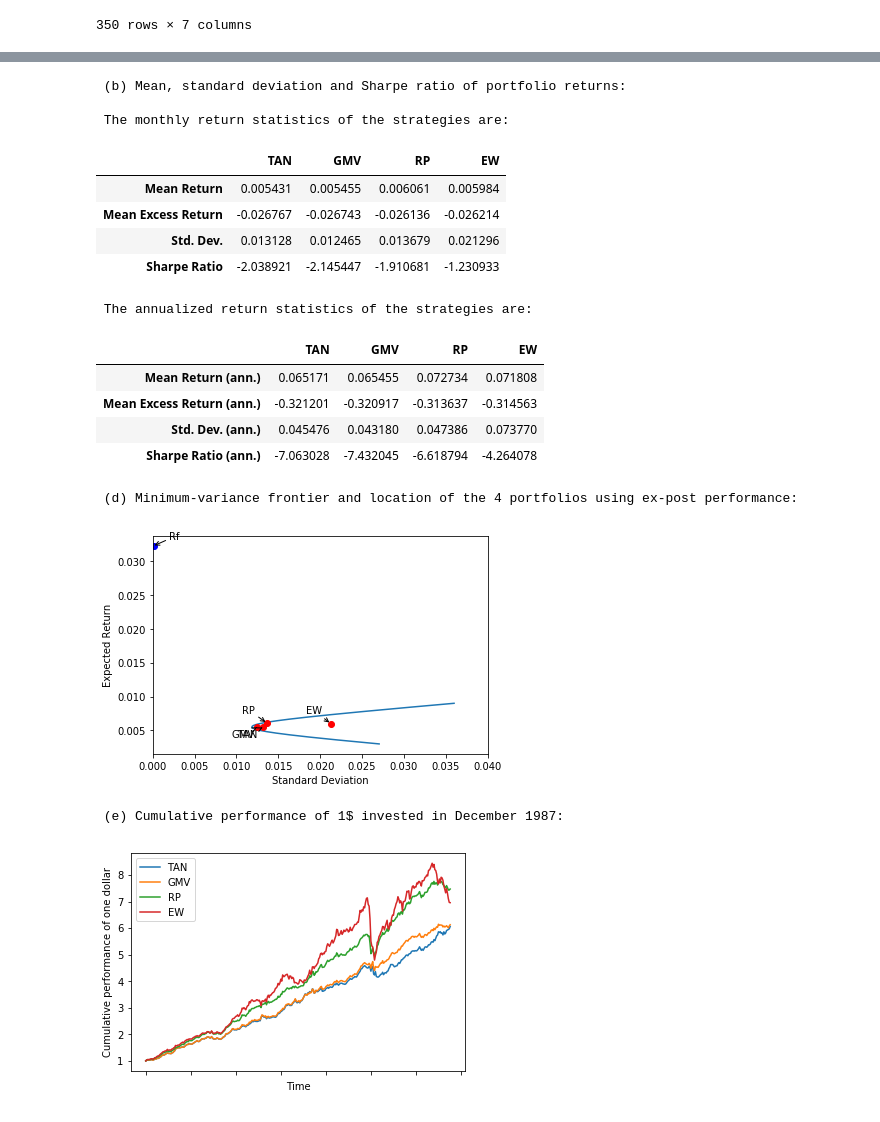
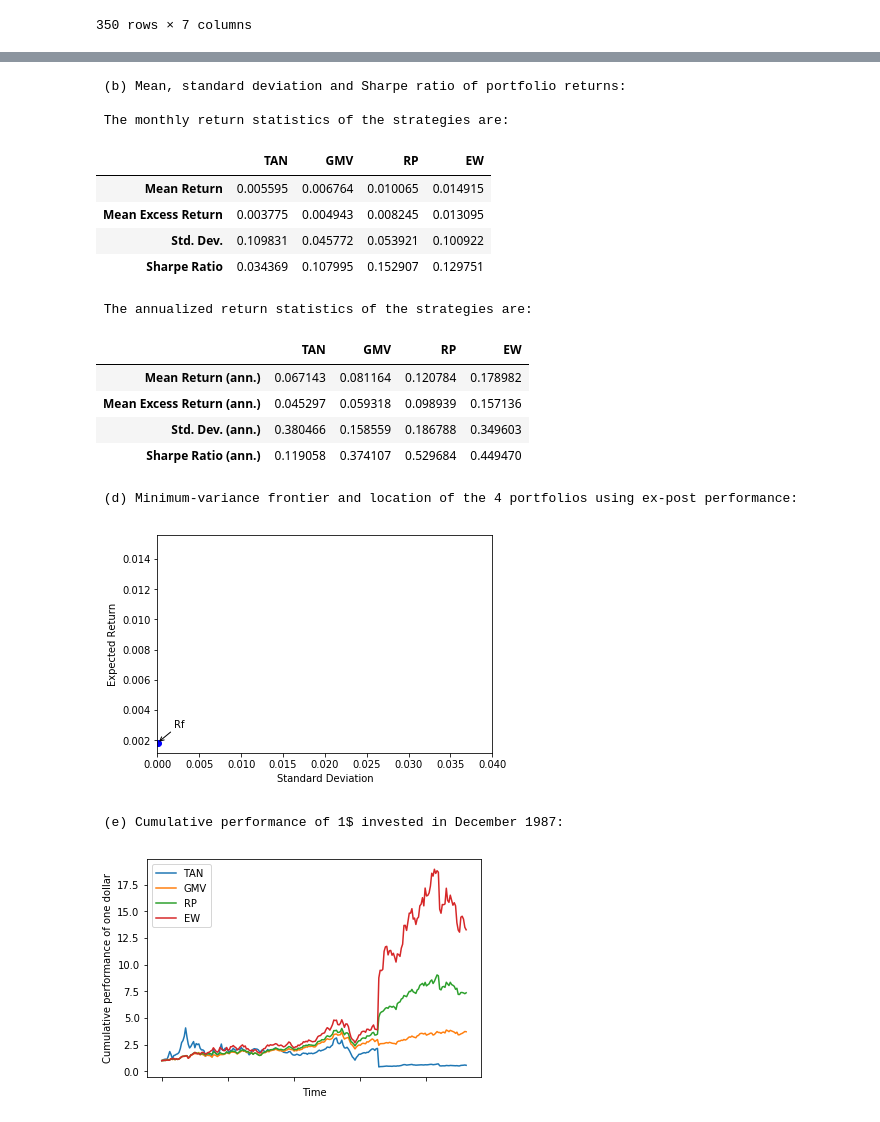
Before and after one commit to GregoireMayrhofer/financialbigdata, a Jupyter notebook: data_preprocessing.ipynb, the cells around one changed output, grey strips where cells are left out. Saved outputs shown, nothing was run; the diff lists cells and outputs as text; code cells hidden in the pictures.

```diff
--- a/data_preprocessing.ipynb
+++ b/data_preprocessing.ipynb
@@ -137,7 +137,7 @@ S = S.drop('Unnamed: 6',1)
 #compute returns
 ret= S.pct_change(1) #take one month before in order to be able to calculate the first return
 ret = ret.drop('1M T-bill rate',1)
-Rf = S.iloc[:,-1].shift(1)#/12
+Rf = S.iloc[:,-1].shift(1)/12
 Rf = Rf.drop(Rf.index[[0]])
 ret = ret.drop(ret.index[[0]])
 
@@ -151,6 +151,6 @@ roll_monthly_std = ret_monthly.rolling(window=120,min_periods=120).std()
 roll_monthly_cov = ret_monthly.rolling(window=120,min_periods=120).cov()
 roll_Rf = Rf.rolling(window=120,min_periods=120).mean()
 
-print(roll_monthly_mean.shape)
+print(roll_monthly_mean)
 # %% [output]
 Date
@@ -174,6 +174,7 @@ Name: 1M T-bill rate, Length: 350, dtype: float64
 ONES = np.ones(7)
 
 dates = ret_monthly.iloc[119:].index.get_level_values(0)
+Rf.index = ret_monthly.index
 print(dates)
 
 w = np.zeros((len(dates), 4, 7))
@@ -233,10 +233,10 @@ for i in range(len(strategies)):
 # %%
 #computing portfolio returns
-dates_perf = ret.iloc[120:].index.get_level_values(0)
+dates_perf = ret_monthly.iloc[120:].index.get_level_values(0)
 
 p_perf = np.zeros((len(dates_perf), 4))
 for j in range(len(strategies)):
-    tmp = np.multiply(w[:-1,j,:],ret.iloc[120:]) # :-1 means except the last
+    tmp = np.multiply(w[:-1,j,:],ret_monthly.iloc[120:]) # :-1 means except the last
     p_perf[:,j] = tmp.sum(axis=1) # sum over each lines of the matrix and p_perf = returns on each portfolios [return port for each time, strategies]
 
 df_p_perf = pd.DataFrame(data=p_perf,index=dates_perf,columns=strategies)
@@ -275,22 +275,23 @@ display(np.around(pStats_a,6))
 
  The monthly return statistics of the strategies are:
 |  | TAN | GMV | RP | EW |
-| Mean Return | 0.005431 | 0.005455 | 0.006061 | 0.005984 |
-| Mean Excess Return | -0.026767 | -0.026743 | -0.026136 | -0.026214 |
-| Std. Dev. | 0.013128 | 0.012465 | 0.013679 | 0.021296 |
-| Sharpe Ratio | -2.038921 | -2.145447 | -1.910681 | -1.230933 |
+| Mean Return | 0.005595 | 0.006764 | 0.010065 | 0.014915 |
+| Mean Excess Return | 0.003775 | 0.004943 | 0.008245 | 0.013095 |
+| Std. Dev. | 0.109831 | 0.045772 | 0.053921 | 0.100922 |
+| Sharpe Ratio | 0.034369 | 0.107995 | 0.152907 | 0.129751 |
  The annualized return statistics of the strategies are:
 |  | TAN | GMV | RP | EW |
-| Mean Return (ann.) | 0.065171 | 0.065455 | 0.072734 | 0.071808 |
-| Mean Excess Return (ann.) | -0.321201 | -0.320917 | -0.313637 | -0.314563 |
-| Std. Dev. (ann.) | 0.045476 | 0.043180 | 0.047386 | 0.073770 |
-| Sharpe Ratio (ann.) | -7.063028 | -7.432045 | -6.618794 | -4.264078 |
+| Mean Return (ann.) | 0.067143 | 0.081164 | 0.120784 | 0.178982 |
+| Mean Excess Return (ann.) | 0.045297 | 0.059318 | 0.098939 | 0.157136 |
+| Std. Dev. (ann.) | 0.380466 | 0.158559 | 0.186788 | 0.349603 |
+| Sharpe Ratio (ann.) | 0.119058 | 0.374107 | 0.529684 | 0.449470 |
 # %%
 #MV frontiers
 Mup = np.linspace(0.003,0.009,1000)
-MU = ret.loc[dates_perf].mean().values
-SIGMA = ret.loc[dates_perf].cov().values
+MU = ret_monthly.loc[dates_perf].mean().values
+SIGMA = ret_monthly.loc[dates_perf].cov().values
 INV_SIGMA = np.linalg.inv(SIGMA)
+
 
 A = (ONES@INV_SIGMA)@ONES
 B = (ONES@INV_SIGMA)@MU
@@ -305,6 +306,7 @@ plt.ylabel('Expected Return')
 plt.plot(S,M,'ro')
 plt.plot(0.0001,R0,'bo')
 plt.xlim(0, 0.04)
+
 
 plt.annotate('TAN', xy=(S[0],M[0]), xytext=(S[0]-.003, M[0]-.0015),
             arrowprops=dict(arrowstyle="->")
@@ -326,24 +328,26 @@ print('\n (d) Minimum-variance frontier and location of the 4 portfolios using e
 plt.show()
 # %% [output]
  (d) Minimum-variance frontier and location of the 4 portfolios using ex-post performance:
-[figure, old version]
+[figure, new version]
 # %%
 #total return index
-dates_cumperf = ret.iloc[119:].index.get_level_values(0)
-cumperf = np.cumprod(np.concatenate((ONES.reshape(1,4),1+p_perf),axis=0),axis=0)
+dates_cumperf = ret_monthly.iloc[119:].index.get_level_values(0)
+ones = np.ones((1,4))
+
+cumperf = np.cumprod(np.concatenate((ones,1 + p_perf),axis=0),axis=0) #cumprod because when we win money we reinvest it directly
 df_cumperf = pd.DataFrame(data=cumperf,index=dates_cumperf,columns=strategies)
 
 df_cumperf.plot()
 plt.xlabel('Time')
 plt.ylabel('Cumulative performance of one dollar')
 plt.legend(strategies, loc=0)
 
 
 print('\n (e) Cumulative performance of 1$ invested in December 1987:')
 plt.show()
 # %% [output]
  (e) Cumulative performance of 1$ invested in December 1987:
-[figure, old version]
+[figure, new version]
 # %%
 
 labels = np.zeros(len(p_perf))
```
Also changed, not shown: parts of 5 cells of this notebook.
